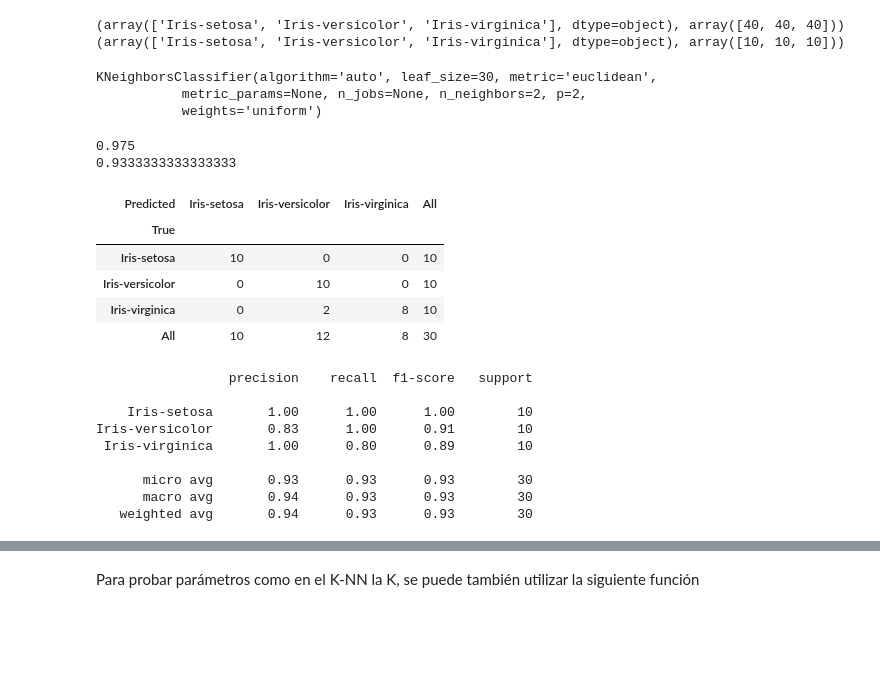
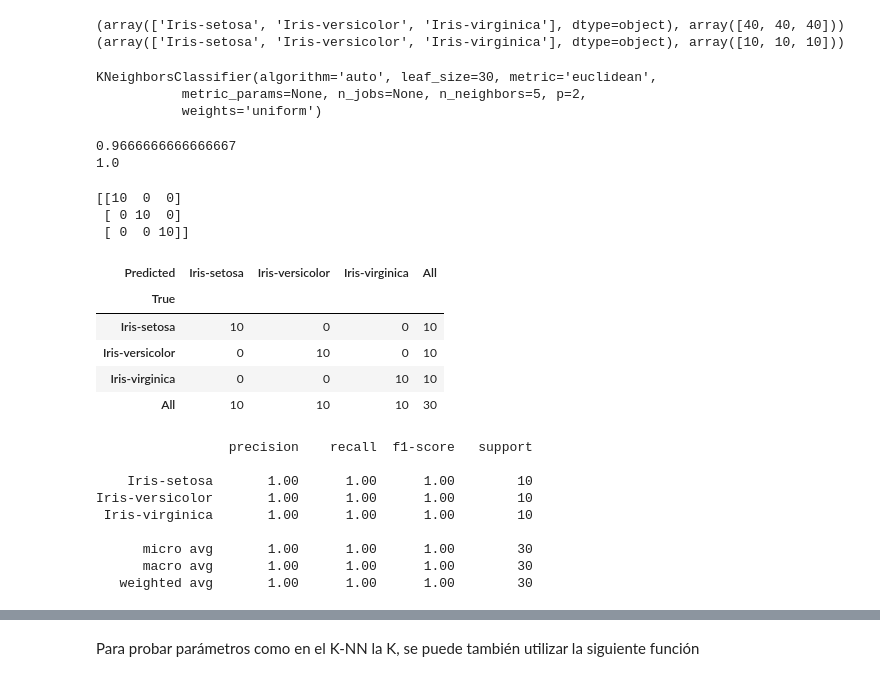
Before and after one commit to jessicamadridmejia/EIA-Diplomado-IA-Modulo3, a Jupyter notebook: ML_Example_Classifiers.ipynb, the cells around one changed output, grey strips where cells are left out. Drawn from its saved outputs; the diff is of its cells as text; code cells hidden in the pictures; blank space fills up the shorter version.

```diff
--- a/ML_Example_Classifiers.ipynb
+++ b/ML_Example_Classifiers.ipynb
@@ -28,10 +27,10 @@ print(np.unique(y_test,return_counts=True))
 from sklearn.neighbors import KNeighborsClassifier
 # %%
-knn = KNeighborsClassifier(n_neighbors=2,metric='euclidean')
+knn = KNeighborsClassifier(n_neighbors=5,metric='euclidean')
 knn.fit(X_train,y_train)
 # %% [output]
 KNeighborsClassifier(algorithm='auto', leaf_size=30, metric='euclidean',
-           metric_params=None, n_jobs=None, n_neighbors=2, p=2,
+           metric_params=None, n_jobs=None, n_neighbors=5, p=2,
            weights='uniform')
 # %%
 train_accuracy= knn.score(X_train, y_train)
@@ -39,22 +38,26 @@ test_accuracy=knn.score(X_test, y_test)
 print(train_accuracy)
 print(test_accuracy)
 # %% [output]
-0.975
-0.9333333333333333
+0.9666666666666667
+1.0
 # %%
 from sklearn.metrics import confusion_matrix
 # %%
 y_pred = knn.predict(X_test)
 # %%
-confusion_matrix(y_test,y_pred)
+cm=confusion_matrix(y_test,y_pred)
+print(cm)
 pd.crosstab(y_test, y_pred, rownames=['True'], colnames=['Predicted'], margins=True)
 # %% [output]
+[[10  0  0]
+ [ 0 10  0]
+ [ 0  0 10]]
 | Predicted | Iris-setosa | Iris-versicolor | Iris-virginica | All |
 | True |  |  |  |  |
 | Iris-setosa | 10 | 0 | 0 | 10 |
 | Iris-versicolor | 0 | 10 | 0 | 10 |
-| Iris-virginica | 0 | 2 | 8 | 10 |
-| All | 10 | 12 | 8 | 30 |
+| Iris-virginica | 0 | 0 | 10 | 10 |
+| All | 10 | 10 | 10 | 30 |
 # %%
 from sklearn.metrics import classification_report
 print(classification_report(y_test,y_pred))
@@ -62,9 +65,9 @@ print(classification_report(y_test,y_pred))
                  precision    recall  f1-score   support
 
     Iris-setosa       1.00      1.00      1.00        10
-Iris-versicolor       0.83      1.00      0.91        10
- Iris-virginica       1.00      0.80      0.89        10
+Iris-versicolor       1.00      1.00      1.00        10
+ Iris-virginica       1.00      1.00      1.00        10
 
-      micro avg       0.93      0.93      0.93        30
-      macro avg       0.94      0.93      0.93        30
-   weighted avg       0.94      0.93      0.93        30
+      micro avg       1.00      1.00      1.00        30
+      macro avg       1.00      1.00      1.00        30
+   weighted avg       1.00      1.00      1.00        30
```
Also changed, not shown: parts of 20 cells of this notebook.
